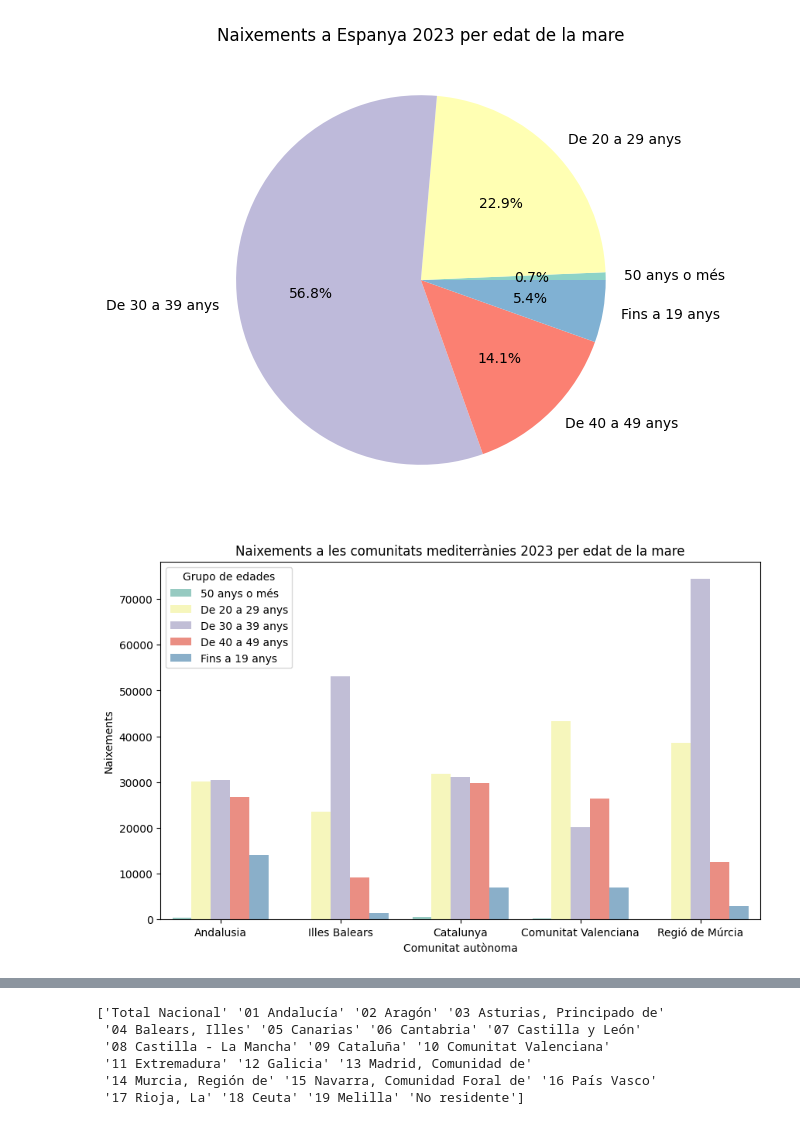
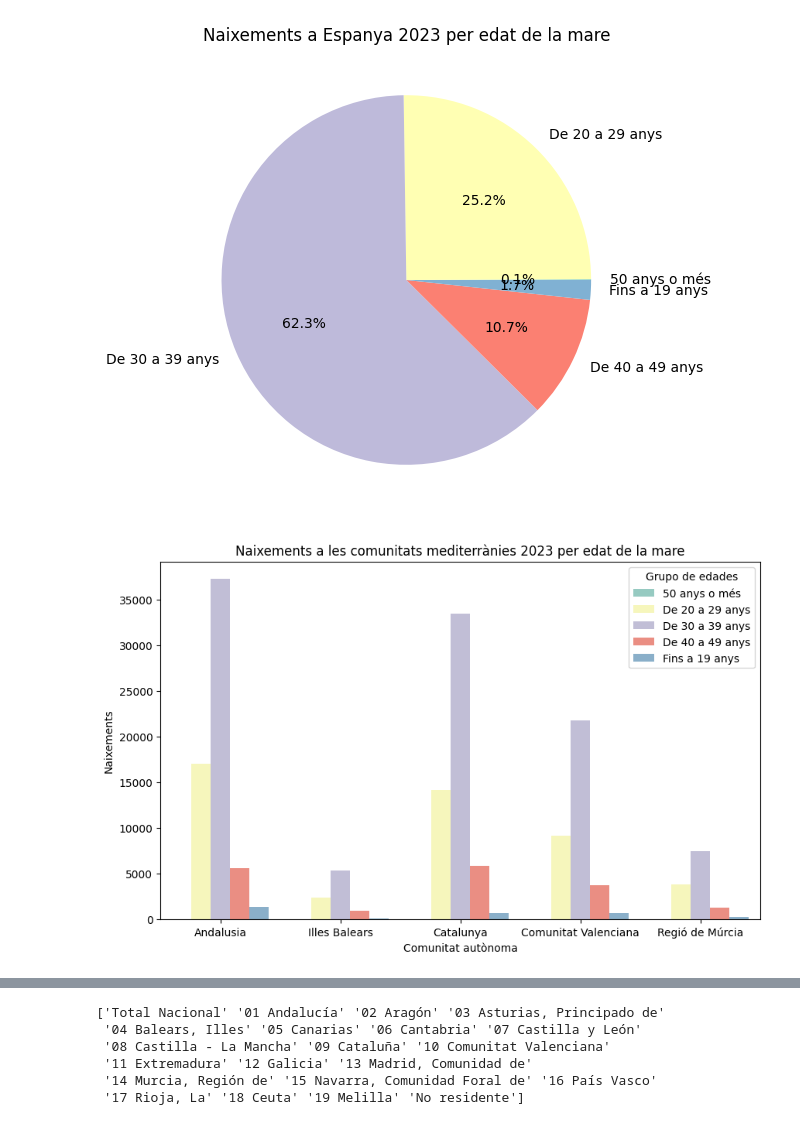
Before and after one commit to IsaacLolade/visualizacion, a Jupyter notebook: tasca_5_IsaacLoladeKehindeAdekeye1.ipynb, the cells around one changed output, grey strips where cells are left out. Cells and saved outputs as stored; diff of their text form; code cells hidden in the pictures.

```diff
--- a/tasca_5_IsaacLoladeKehindeAdekeye1.ipynb
+++ b/tasca_5_IsaacLoladeKehindeAdekeye1.ipynb
@@ -7,7 +7,7 @@ import plotly.express as px
 from dash import Dash, dcc, html, Input, Output
 
 ## Prinmera parte del ejercicio hecho desde vscode con csv descargado de INE separado por tabuladores
-data = pd.read_csv('mujeres.csv', sep='\t')
+data = pd.read_csv('mujeres.csv', sep='\t',thousands=".")
 # edadeas = data['Edad de la madre'].unique()
 # print(edadeas)
 # Crear variables separadas para cada rango de edad
@@ -18,34 +18,34 @@ data['Total'] = data['Total'].astype(str).str.replace('.', '').astype(int)
 
 def categorizar_edad(edad):
     if edad in ['Menos de 15 años', '15 años', '16 años', '17 años', '18 años', '19 años']:
         return 'Fins a 19 anys'
     elif edad in ['20 años', '21 años', '22 años', '23 años', '24 años', '25 años',
                  '26 años', '27 años', '28 años', '29 años']:
         return 'De 20 a 29 anys'
     elif edad in ['30 años', '31 años', '32 años', '33 años', '34 años', '35 años',
                  '36 años', '37 años', '38 años', '39 años']:
         return 'De 30 a 39 anys'
     elif edad in ['40 años', '41 años', '42 años', '43 años', '44 años', '45 años',
                  '46 años', '47 años', '48 años', '49 años']:
         return 'De 40 a 49 anys'
     elif edad == '50 y más años':
         return '50 anys o més'
 
 datos_2023 = data[(data['Periodo'] == 2023) & (data['Edad de la madre'].notna())
                   & (data['Nacional y Comunidades autónomas'] == 'Total Nacional')
                   & (data['Edad de la madre'] != 'Todas las edades')& (data['Orden del nacido vivo'] == "Todos")].copy()
 
 datos_2023['Grupo de edades'] = datos_2023['Edad de la madre'].apply(categorizar_edad)
 
 datos_filtrados = datos_2023.groupby('Grupo de edades')['Total'].sum().reset_index()
 
 plt.figure(figsize=(10, 6))
 colores = sns.color_palette('Set3', len(datos_filtrados))
 plt.title('Naixements a Espanya 2023 per edat de la mare')
 plt.pie(datos_filtrados['Total'], labels=datos_filtrados['Grupo de edades'], autopct='%1.1f%%', colors=colores)
 plt.show()
 # %% [output]
-[figure, old version]
+[figure, new version]
 # %%
 #provicnias = datos_2023['Nacional y Comunidades autónomas'].unique()
 #print(provicnias)
@@ -71,7 +71,7 @@ plt.ylabel('Naixements')
 sns.barplot(data=mediterraneo, x='Comunidad', y='Total', hue='Grupo de edades', palette='Set3', errorbar=None)
 plt.show()
 # %% [output]
-[figure, old version]
+[figure, new version]
 # %%
 datos2009_2023 = data[(data['Periodo'].between(2009,2023))
                       & (data['Edad de la madre'].notna())
```
Also changed, not shown: parts of 2 cells of this notebook, 1 other file.
